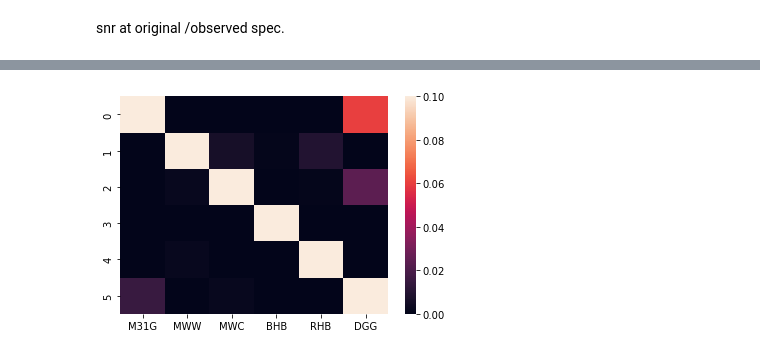
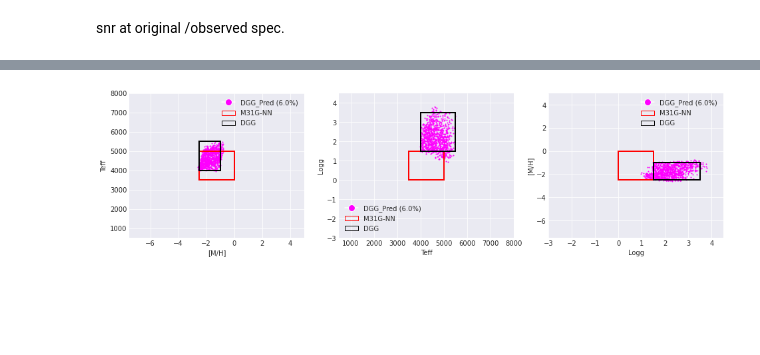
Before and after one commit to ViskaWei/LV, a Jupyter notebook: nb/dnn.ipynb, the cells around one changed output, grey strips where cells are left out. Saved outputs shown, nothing was run; the diff lists cells and outputs as text; code cells hidden in the pictures; blank space fills up the shorter version.

```diff
--- a/nb/dnn.ipynb
+++ b/nb/dnn.ipynb
@@ -116,7 +78,0 @@ Text(0.5, 0.98, 'Contamination Heatmap')
-# %%
-plt.gca().set_xticklabels(
-    ddp.RRnms,
-#     horizontalalignment='center'
-);
-# %% [output]
-[figure, removed]
@@ -126,0 +79,5 @@ ddp.pRanges[R0], dd.pMins[R0], self.pMaxs[R0]
+# %%
+R0, R1 = "M", "G"
+ddp.plot_box_R0_R1(R0, R1, n_box=2, axs=None)
+# %% [output]
+[figure, added]
```
Also changed, not shown: parts of 12 cells of this notebook, 3 other files.
